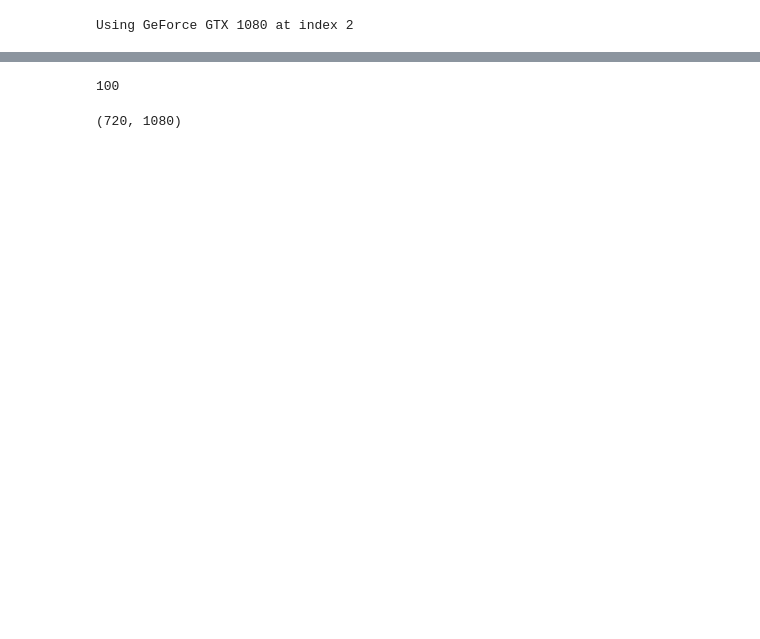
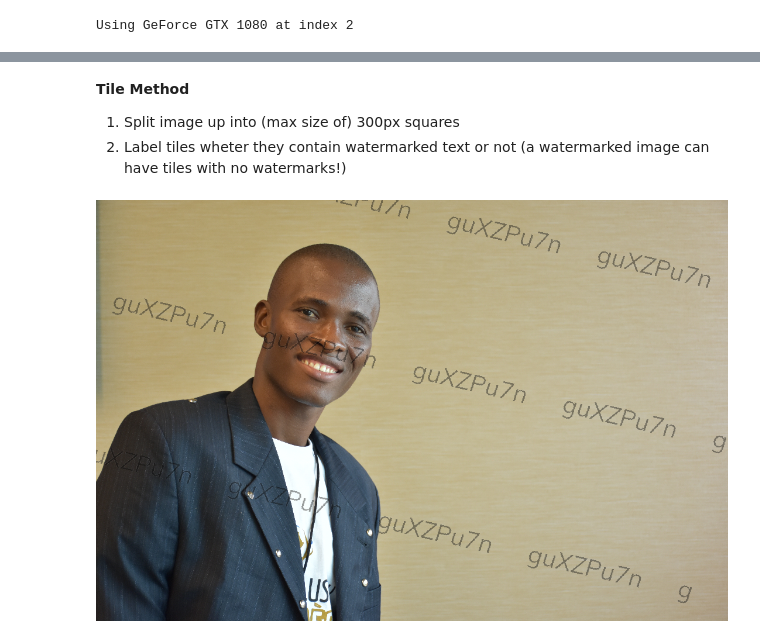
Before and after one commit to waydegg/DeMarkify, a Jupyter notebook: project_dev/02_tiles.ipynb, the cells around one changed output, grey strips where cells are left out. Cells and saved outputs as stored; diff of their text form; code cells hidden in the pictures; blank space fills up the shorter version.

```diff
--- a/project_dev/02_tiles.ipynb
+++ b/project_dev/02_tiles.ipynb
@@ -15,15 +18,3 @@ torch.cuda.set_device(gpu_idx)
 print(f"Using {torch.cuda.get_device_name(gpu_idx)} at index {torch.cuda.current_device()}")
 # %% [output]
 Using GeForce GTX 1080 at index 2
-# %%
-DATA = Path("data")
-RAW = Path(DATA/"flickr/in-the-wild-images")
-
-CLEAN = Path(DATA/"clean")
-CLEAN.mkdir(exist_ok=True)
-
-MARKED = Path(DATA/"marked")
-MARKED.mkdir(exist_ok=True)
-
-TESTING = Path(DATA/"testing")
-TESTING.mkdir(exist_ok=True)
@@ -48,8 +20,0 @@ parallel(partial(create_clean_image, TESTING), some_images)
-# %%
-len(TESTING.ls())
-# %% [output]
-100
-# %%
-Image.open(TESTING.ls()[0]).shape
-# %% [output]
-(720, 1080)
@@ -55,0 +24,19 @@ Image.open(TESTING.ls()[0]).shape
+# %%
+fonts = L(Path(DATA/"fonts").rglob("*.ttf"))
+clean_images = get_image_files(CLEAN)[:10]
+markr = Markr(TESTING, fonts)
+
+# parallel(markr, clean_images, n_workers=12);
+
+img = load_image(clean_images[0], mode="RGBA")
+blank_img = Image.new('RGBA', img.size, (255, 255, 255, 0))
+
+marked_img = markr.draw_repeating_text(img, blank_img)
+# %% [markdown]
+**Tile Method**
+1. Split image up into (max size of) 300px squares
+2. Label tiles wheter they contain watermarked text or not (a watermarked image can have tiles with no watermarks!)
+# %%
+marked_img
+# %% [output]
+[figure, added]
```
Also changed, not shown: parts of 7 cells of this notebook, 3 other files.
